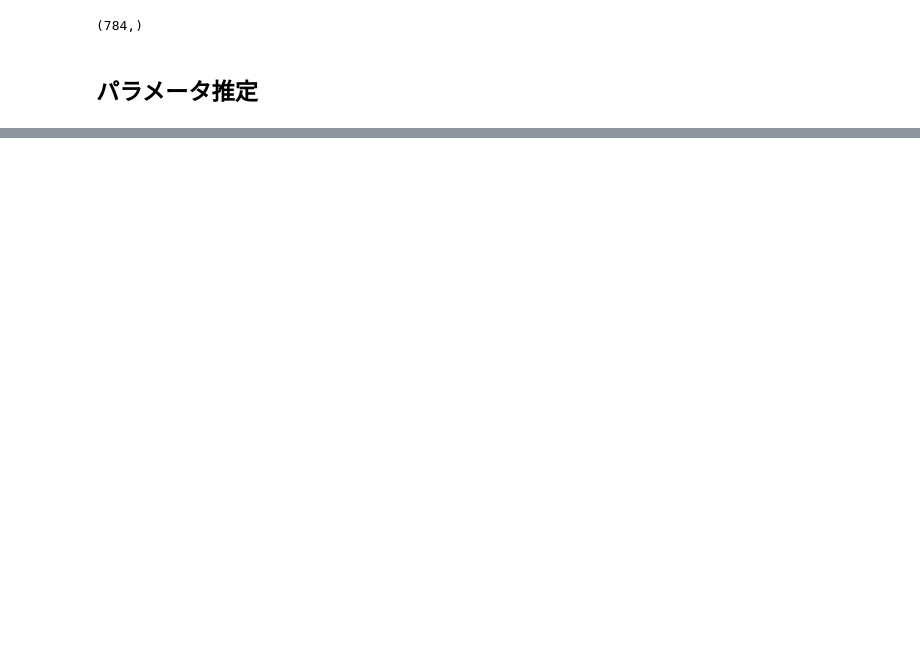
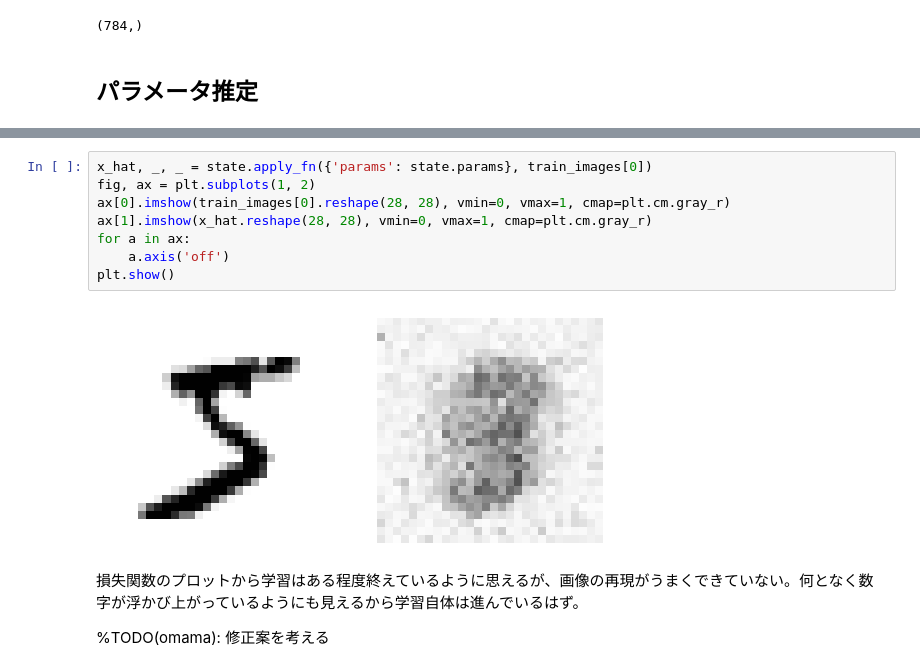
Before and after one commit to Omaam/deep-learning-from-scratch-5-with-jaxflax, a Jupyter notebook: notebooks/vae.ipynb, the cells around one changed output, grey strips where cells are left out. Cells and saved outputs as stored; diff of their text form; blank space fills up the shorter version.

```diff
--- a/notebooks/vae.ipynb
+++ b/notebooks/vae.ipynb
@@ -225,0 +246,14 @@ plt.show()
+# %%
+x_hat, _, _ = state.apply_fn({'params': state.params}, train_images[0])
+fig, ax = plt.subplots(1, 2)
+ax[0].imshow(train_images[0].reshape(28, 28), vmin=0, vmax=1, cmap=plt.cm.gray_r)
+ax[1].imshow(x_hat.reshape(28, 28), vmin=0, vmax=1, cmap=plt.cm.gray_r)
+for a in ax:
+    a.axis('off')
+plt.show()
+# %% [output]
+[figure, added]
+# %% [markdown]
+損失関数のプロットから学習はある程度終えているように思えるが、画像の再現がうまくできていない。何となく数字が浮かび上がっているようにも見えるから学習自体は進んでいるはず。
+
+%TODO(omama): 修正案を考える
```
Also changed, not shown: parts of 8 cells of this notebook.
